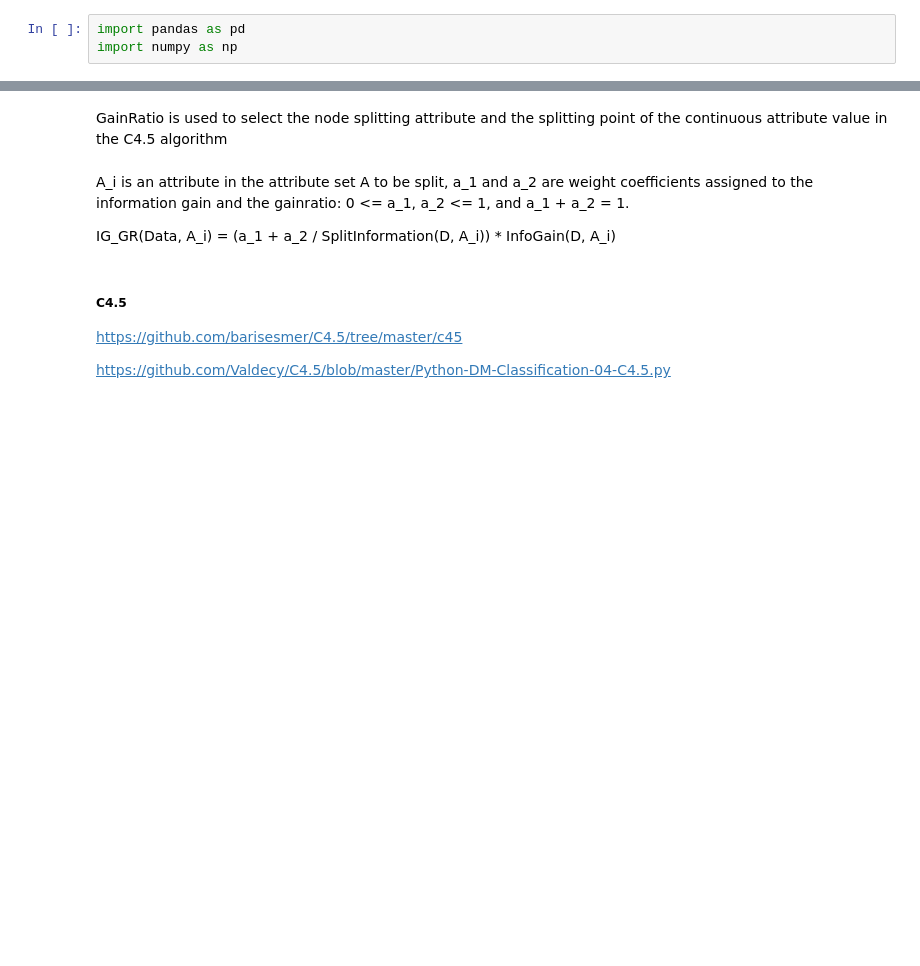
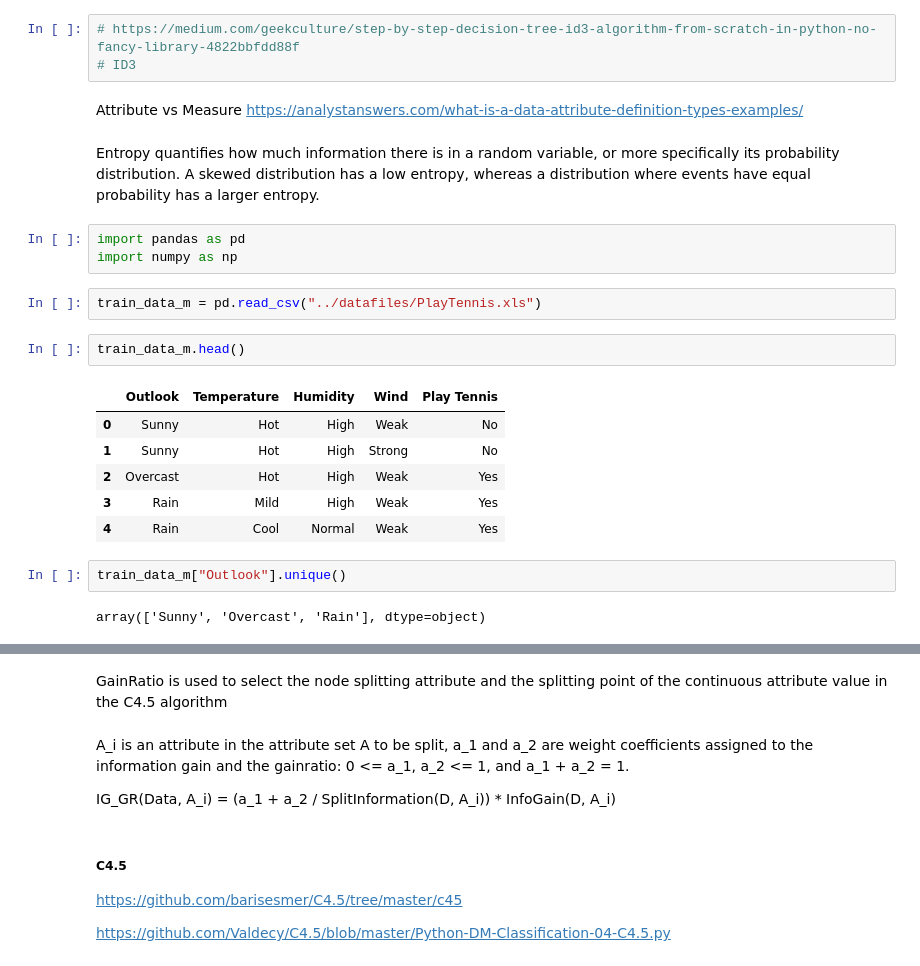
Before and after one commit to ssuihko/DPimplementation, a Jupyter notebook: hybridTree2019.ipynb, the cells around one changed output, grey strips where cells are left out. Cells and saved outputs as stored; diff of their text form; blank space fills up the shorter version.

Commit message:
update hybridTree

```diff
--- a/hybridTree2019.ipynb
+++ b/hybridTree2019.ipynb
@@ -1,3 +1,26 @@
+# %%
+# https://medium.com/geekculture/step-by-step-decision-tree-id3-algorithm-from-scratch-in-python-no-fancy-library-4822bbfdd88f
+# ID3
+# %% [markdown]
+Attribute vs Measure
+https://analystanswers.com/what-is-a-data-attribute-definition-types-examples/
+# %% [markdown]
+Entropy quantifies how much information there is in a random variable, or more specifically its probability distribution. A skewed distribution has a low entropy, whereas a distribution where events have equal probability has a larger entropy.
 # %%
 import pandas as pd
 import numpy as np
+# %%
+train_data_m = pd.read_csv("../datafiles/PlayTennis.xls")
+# %%
+train_data_m.head()
+# %% [output]
+|  | Outlook | Temperature | Humidity | Wind | Play Tennis |
+| 0 | Sunny | Hot | High | Weak | No |
+| 1 | Sunny | Hot | High | Strong | No |
+| 2 | Overcast | Hot | High | Weak | Yes |
+| 3 | Rain | Mild | High | Weak | Yes |
+| 4 | Rain | Cool | Normal | Weak | Yes |
+# %%
+train_data_m["Outlook"].unique()
+# %% [output]
+array(['Sunny', 'Overcast', 'Rain'], dtype=object)
```
Also changed, not shown: parts of 41 cells of this notebook.
